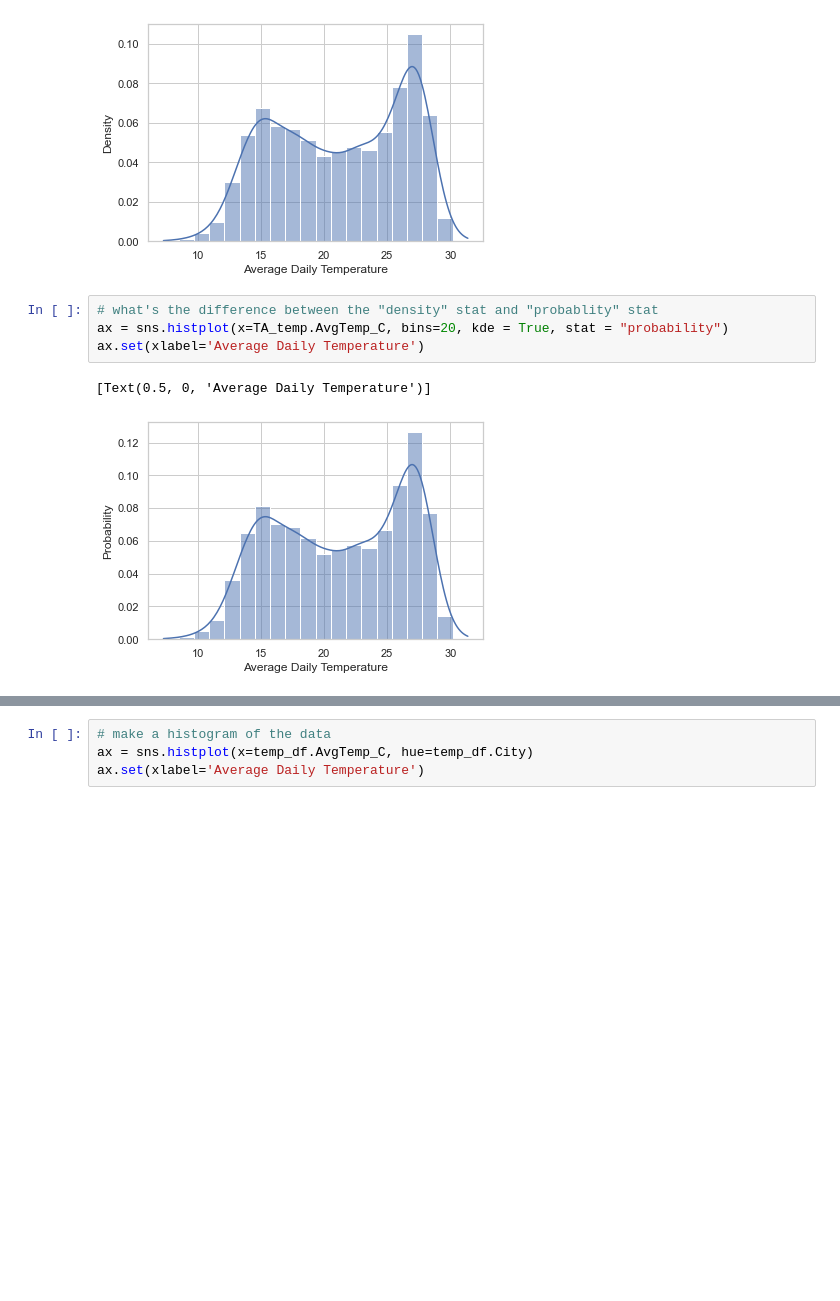
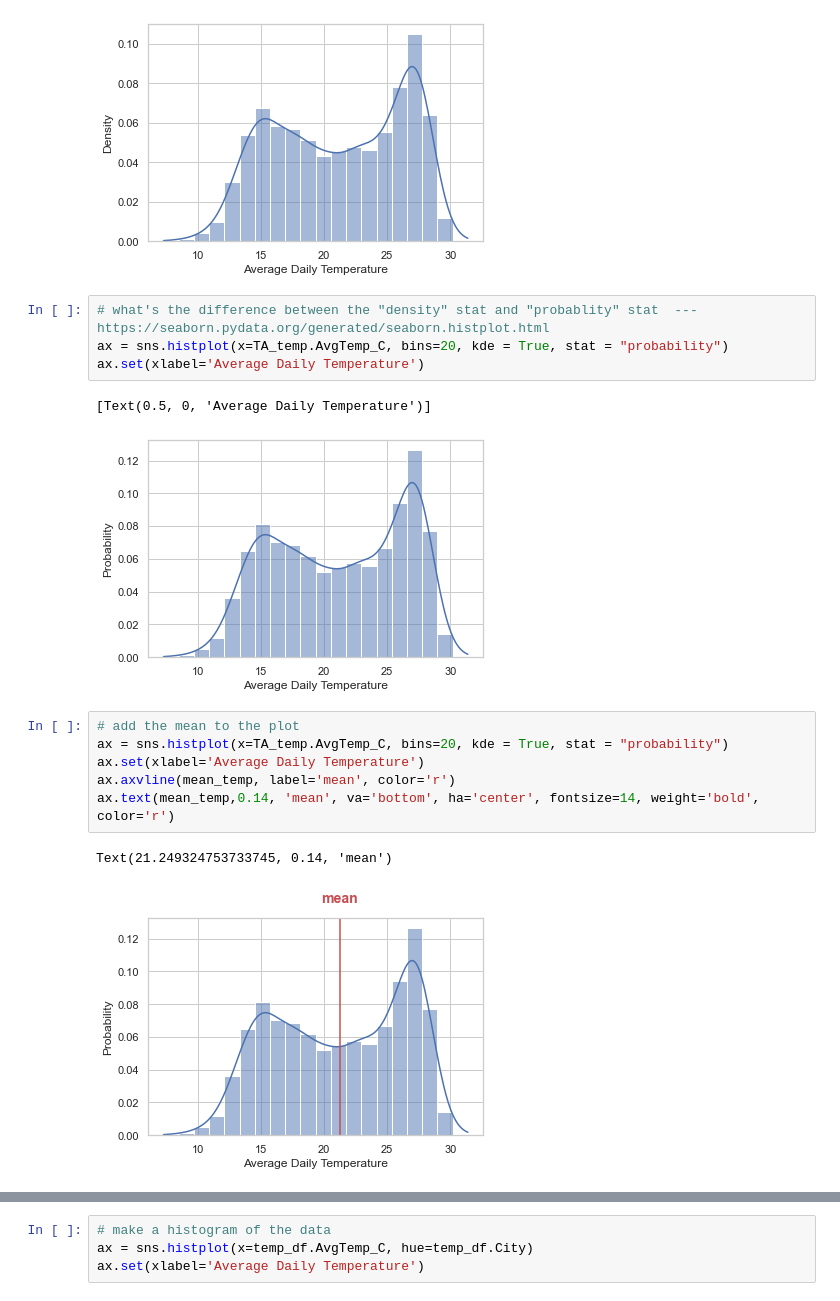
Before and after one commit to ErezFeuer/Introduction-to-Data-Science-Tutorials, a Jupyter notebook: tirgul_2/tirgul 2.ipynb, the cells around one changed output, grey strips where cells are left out. Drawn from its saved outputs; the diff is of its cells as text; blank space fills up the shorter version.

```diff
--- a/tirgul_2/tirgul 2.ipynb
+++ b/tirgul_2/tirgul 2.ipynb
@@ -179,9 +183,18 @@ ax.set(xlabel='Average Daily Temperature')
 [Text(0.5, 0, 'Average Daily Temperature')]
 [figure]
 # %%
-# what's the difference between the "density" stat and "probablity" stat
+# what's the difference between the "density" stat and "probablity" stat  ---  https://seaborn.pydata.org/generated/seaborn.histplot.html
 ax = sns.histplot(x=TA_temp.AvgTemp_C, bins=20, kde = True, stat = "probability")
 ax.set(xlabel='Average Daily Temperature')
 # %% [output]
 [Text(0.5, 0, 'Average Daily Temperature')]
 [figure]
+# %%
+# add the mean to the plot
+ax = sns.histplot(x=TA_temp.AvgTemp_C, bins=20, kde = True, stat = "probability")
+ax.set(xlabel='Average Daily Temperature')
+ax.axvline(mean_temp, label='mean', color='r')
+ax.text(mean_temp,0.14, 'mean', va='bottom', ha='center', fontsize=14, weight='bold', color='r')
+# %% [output]
+Text(21.249324753733745, 0.14, 'mean')
+[figure, added]
```
Also changed, not shown: parts of 4 cells of this notebook.
